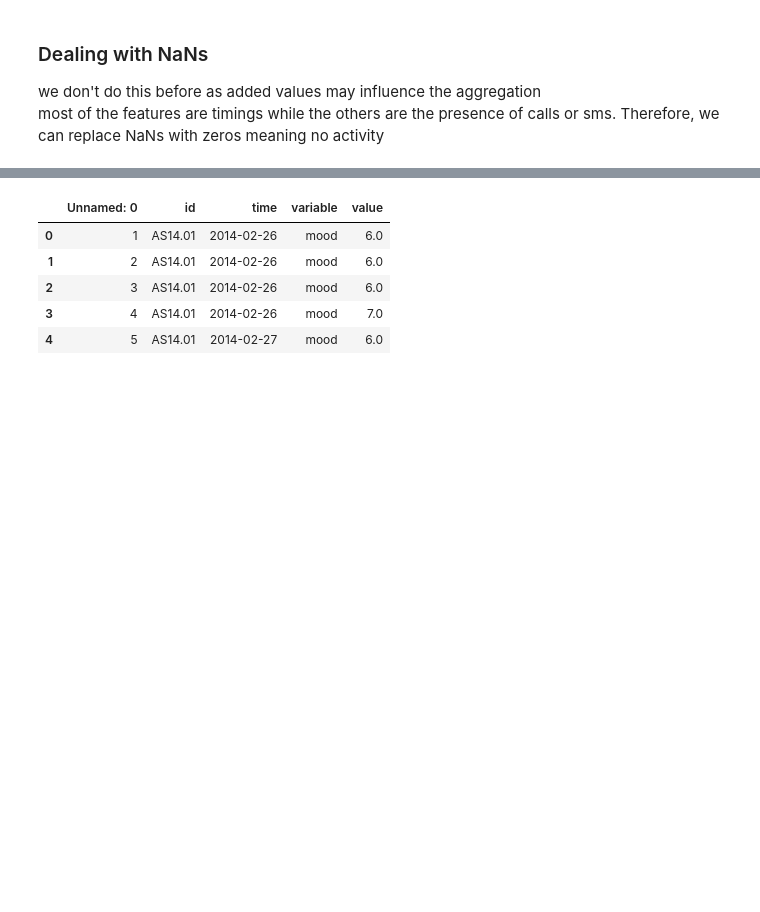
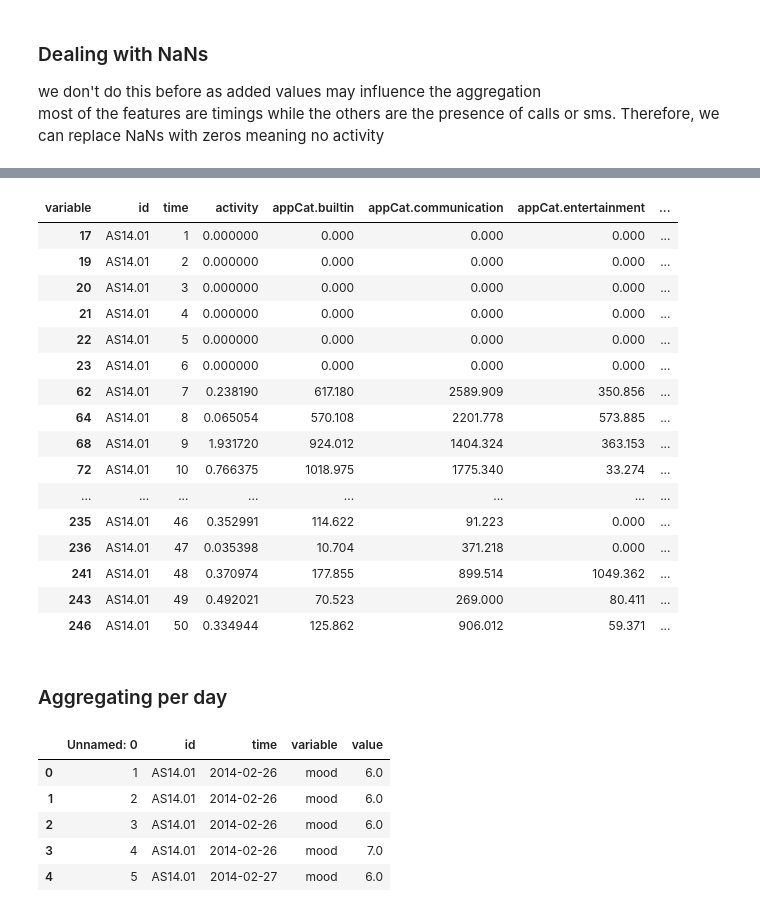
Before and after one commit to OlegBEZb/Data_Mining_assignment_1, a Jupyter notebook: Assignment_1.ipynb, the cells around one changed output, grey strips where cells are left out. Cells and saved outputs as stored; diff of their text form; code cells hidden in the pictures; blank space fills up the shorter version.

Commit message:
ordinal encoding time for pivoted_df_per_mood

```diff
--- a/Assignment_1.ipynb
+++ b/Assignment_1.ipynb
@@ -360,3 +357,29 @@ pivoted_df_per_mood.head()
+# %%
+enc = ce.OrdinalEncoder(cols=['time'])
+pivoted_df = enc.fit_transform(pivoted_df)
+# %%
+pivoted_df_per_mood = pivoted_df
+pivoted_df_per_mood.head(50)
+# %% [output]
+| variable | id | time | activity | appCat.builtin | appCat.communication | appCat.entertainment | ... |
+| 17 | AS14.01 | 1 | 0.000000 | 0.000 | 0.000 | 0.000 | ... |
+| 19 | AS14.01 | 2 | 0.000000 | 0.000 | 0.000 | 0.000 | ... |
+| 20 | AS14.01 | 3 | 0.000000 | 0.000 | 0.000 | 0.000 | ... |
+| 21 | AS14.01 | 4 | 0.000000 | 0.000 | 0.000 | 0.000 | ... |
+| 22 | AS14.01 | 5 | 0.000000 | 0.000 | 0.000 | 0.000 | ... |
+| 23 | AS14.01 | 6 | 0.000000 | 0.000 | 0.000 | 0.000 | ... |
+| 62 | AS14.01 | 7 | 0.238190 | 617.180 | 2589.909 | 350.856 | ... |
+| 64 | AS14.01 | 8 | 0.065054 | 570.108 | 2201.778 | 573.885 | ... |
+| 68 | AS14.01 | 9 | 1.931720 | 924.012 | 1404.324 | 363.153 | ... |
+| 72 | AS14.01 | 10 | 0.766375 | 1018.975 | 1775.340 | 33.274 | ... |
+| ... | ... | ... | ... | ... | ... | ... | ... |
+| 235 | AS14.01 | 46 | 0.352991 | 114.622 | 91.223 | 0.000 | ... |
+| 236 | AS14.01 | 47 | 0.035398 | 10.704 | 371.218 | 0.000 | ... |
+| 241 | AS14.01 | 48 | 0.370974 | 177.855 | 899.514 | 1049.362 | ... |
+| 243 | AS14.01 | 49 | 0.492021 | 70.523 | 269.000 | 80.411 | ... |
+| 246 | AS14.01 | 50 | 0.334944 | 125.862 | 906.012 | 59.371 | ... |
+# %% [markdown]
+### Aggregating per day
 # %%
 df['time'] = df['time'].dt.floor('D')
 df.head()
```
Also changed, not shown: parts of 25 cells of this notebook.
